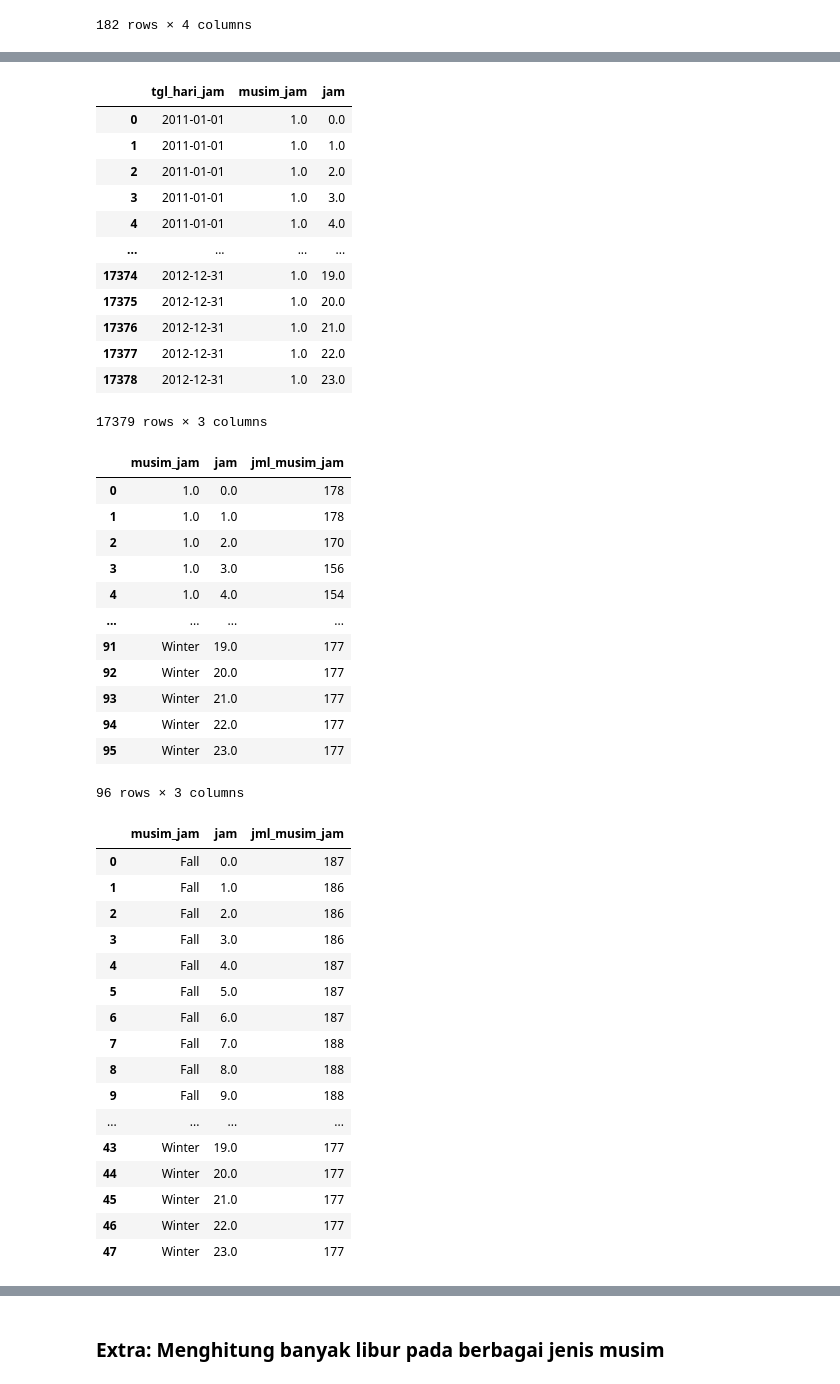
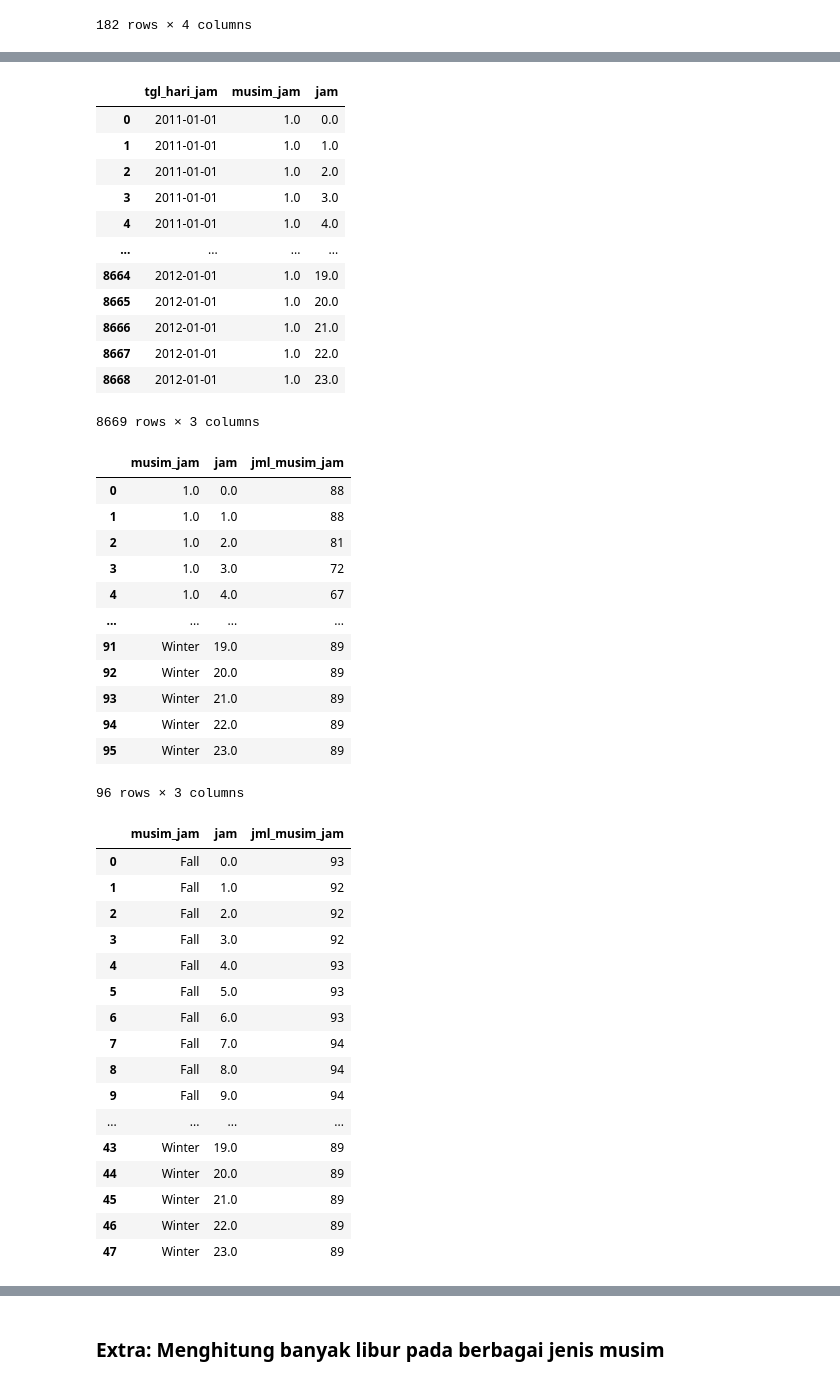
Before and after one commit to ValentioStanley/Data-Analysis-with-Python, a Jupyter notebook: notebook.ipynb, the cells around one changed output, grey strips where cells are left out. Cells and saved outputs as stored; diff of their text form; code cells hidden in the pictures.

```diff
--- a/notebook.ipynb
+++ b/notebook.ipynb
@@ -520,54 +520,56 @@ byseason_df1
 # %%
+start_date, end_date = (df2.tgl_hari_jam.min()),(df2.tgl_hari_jam.min() + pd.DateOffset(years=1))
+df2 = df2[(df2.tgl_hari_jam >= start_date) & (df2.tgl_hari_jam <= end_date)]
 df2.musim_jam = df2.musim_jam.replace({3: "Fall", 4: "Winter"})
 display(df2)
 group_df2 = df2.groupby(by=["musim_jam","jam"]).agg({"musim_jam":"count"}).rename(columns={'musim_jam': 'jml_musim_jam'}).reset_index()
 display(group_df2)
 loc_df2 = group_df2.loc[(group_df2.musim_jam=="Fall") | (group_df2.musim_jam=="Winter")].reset_index(drop=True)
 display(loc_df2)
 # %% [output]
 |  | tgl_hari_jam | musim_jam | jam |
 | 0 | 2011-01-01 | 1.0 | 0.0 |
 | 1 | 2011-01-01 | 1.0 | 1.0 |
 | 2 | 2011-01-01 | 1.0 | 2.0 |
 | 3 | 2011-01-01 | 1.0 | 3.0 |
 | 4 | 2011-01-01 | 1.0 | 4.0 |
 | ... | ... | ... | ... |
-| 17374 | 2012-12-31 | 1.0 | 19.0 |
-| 17375 | 2012-12-31 | 1.0 | 20.0 |
-| 17376 | 2012-12-31 | 1.0 | 21.0 |
-| 17377 | 2012-12-31 | 1.0 | 22.0 |
-| 17378 | 2012-12-31 | 1.0 | 23.0 |
+| 8664 | 2012-01-01 | 1.0 | 19.0 |
+| 8665 | 2012-01-01 | 1.0 | 20.0 |
+| 8666 | 2012-01-01 | 1.0 | 21.0 |
+| 8667 | 2012-01-01 | 1.0 | 22.0 |
+| 8668 | 2012-01-01 | 1.0 | 23.0 |
-17379 rows × 3 columns
+8669 rows × 3 columns
 |  | musim_jam | jam | jml_musim_jam |
-| 0 | 1.0 | 0.0 | 178 |
-| 1 | 1.0 | 1.0 | 178 |
-| 2 | 1.0 | 2.0 | 170 |
-| 3 | 1.0 | 3.0 | 156 |
-| 4 | 1.0 | 4.0 | 154 |
+| 0 | 1.0 | 0.0 | 88 |
+| 1 | 1.0 | 1.0 | 88 |
+| 2 | 1.0 | 2.0 | 81 |
+| 3 | 1.0 | 3.0 | 72 |
+| 4 | 1.0 | 4.0 | 67 |
 | ... | ... | ... | ... |
-| 91 | Winter | 19.0 | 177 |
-| 92 | Winter | 20.0 | 177 |
-| 93 | Winter | 21.0 | 177 |
-| 94 | Winter | 22.0 | 177 |
-| 95 | Winter | 23.0 | 177 |
+| 91 | Winter | 19.0 | 89 |
+| 92 | Winter | 20.0 | 89 |
+| 93 | Winter | 21.0 | 89 |
+| 94 | Winter | 22.0 | 89 |
+| 95 | Winter | 23.0 | 89 |
 96 rows × 3 columns
 |  | musim_jam | jam | jml_musim_jam |
-| 0 | Fall | 0.0 | 187 |
-| 1 | Fall | 1.0 | 186 |
-| 2 | Fall | 2.0 | 186 |
-| 3 | Fall | 3.0 | 186 |
-| 4 | Fall | 4.0 | 187 |
-| 5 | Fall | 5.0 | 187 |
-| 6 | Fall | 6.0 | 187 |
-| 7 | Fall | 7.0 | 188 |
-| 8 | Fall | 8.0 | 188 |
-| 9 | Fall | 9.0 | 188 |
+| 0 | Fall | 0.0 | 93 |
+| 1 | Fall | 1.0 | 92 |
+| 2 | Fall | 2.0 | 92 |
+| 3 | Fall | 3.0 | 92 |
+| 4 | Fall | 4.0 | 93 |
+| 5 | Fall | 5.0 | 93 |
+| 6 | Fall | 6.0 | 93 |
+| 7 | Fall | 7.0 | 94 |
+| 8 | Fall | 8.0 | 94 |
+| 9 | Fall | 9.0 | 94 |
 | ... | ... | ... | ... |
-| 43 | Winter | 19.0 | 177 |
-| 44 | Winter | 20.0 | 177 |
-| 45 | Winter | 21.0 | 177 |
-| 46 | Winter | 22.0 | 177 |
-| 47 | Winter | 23.0 | 177 |
+| 43 | Winter | 19.0 | 89 |
+| 44 | Winter | 20.0 | 89 |
+| 45 | Winter | 21.0 | 89 |
+| 46 | Winter | 22.0 | 89 |
+| 47 | Winter | 23.0 | 89 |
 # %%
 byseason_df2= pd.merge(left=df2, right=loc_df2, on=["musim_jam","jam"], how="right")
 byseason_df2
```
Also changed, not shown: parts of 11 cells of this notebook.
